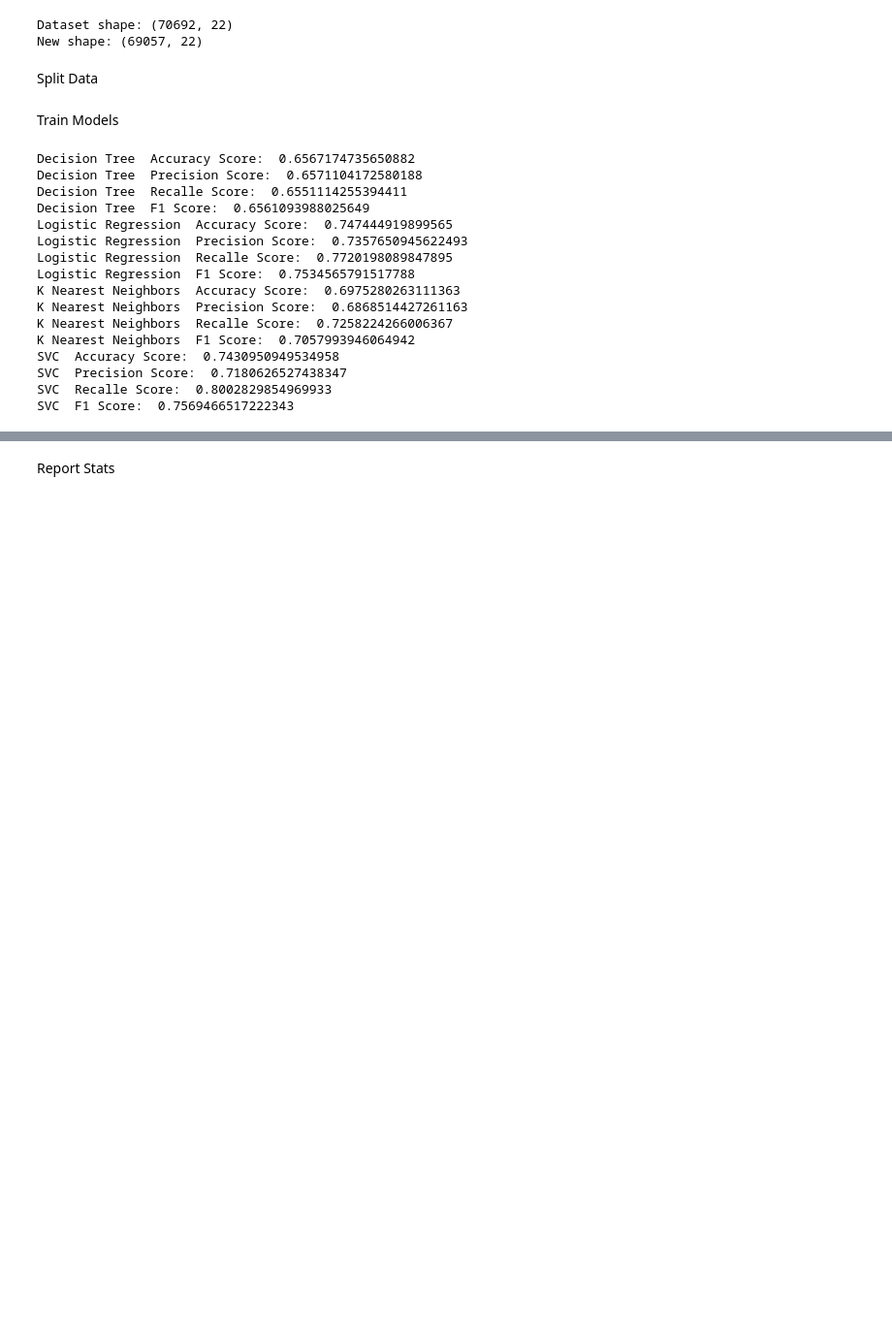
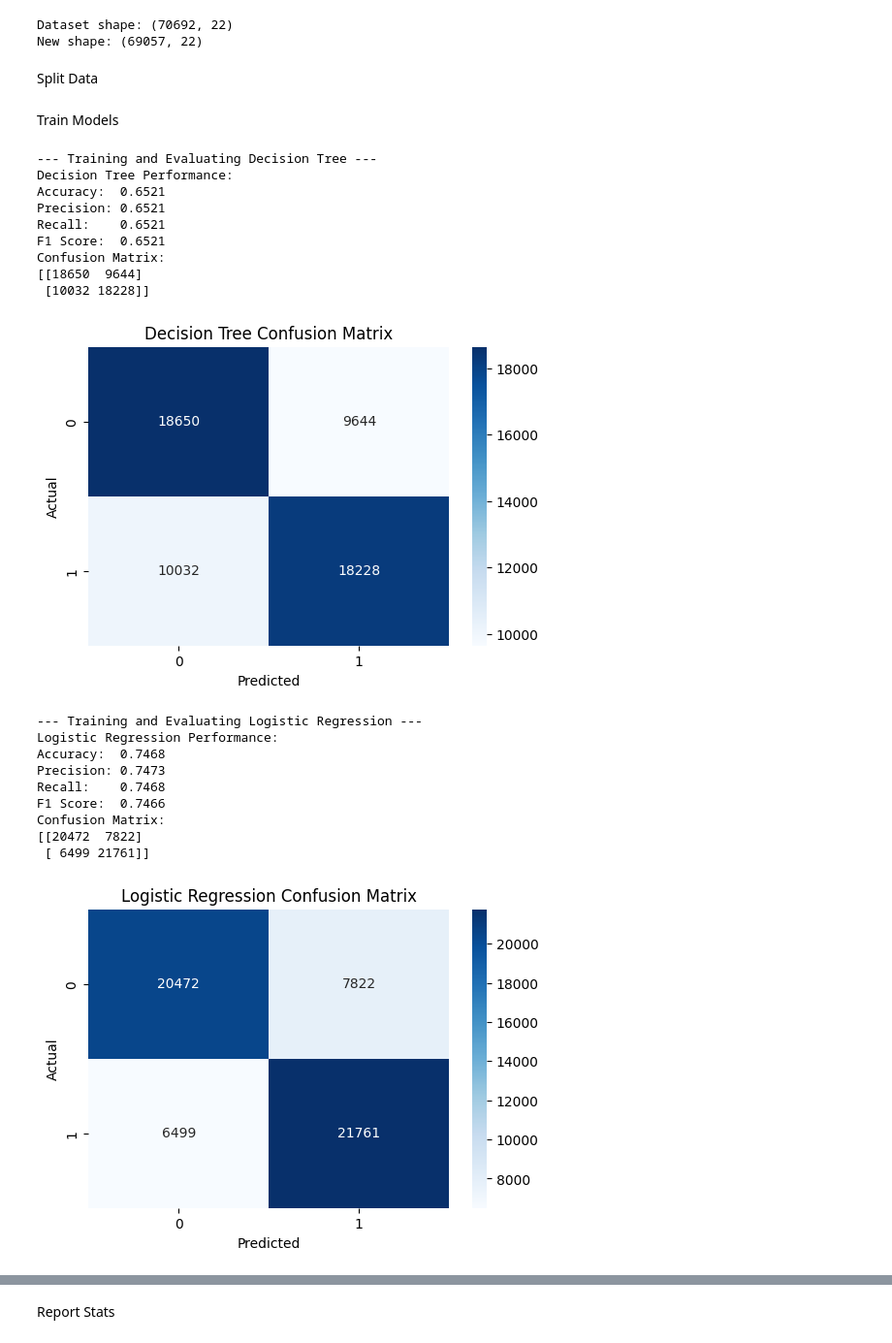
Before and after one commit to sethbehar/CIS4930-ML-Project, a Jupyter notebook: pipeline.ipynb, the cells around one changed output, grey strips where cells are left out. Shown at 97% size. Saved outputs shown, nothing was run; the diff lists cells and outputs as text; code cells hidden in the pictures; blank space fills up the shorter version.

Commit message:
evaluation + cf plot

```diff
--- a/pipeline.ipynb
+++ b/pipeline.ipynb
@@ -131,28 +129,34 @@ Train Models
 # %%
 
 
 total_metrics = {}
 
-#train each model
 for name, model in models.items():
+    print(f"\n--- Training and Evaluating {name} ---")
     model.train(X_train_scaled, y_train)
-    metrics = model.predict(X_test_scaled, y_test)
+
+    predictions = model.predict(X_test_scaled)
+
+    metrics = helpers.evaluate.evaluate_model(y_test, predictions, name)
     total_metrics[name] = metrics
-    helpers.evaluate.print_stats(metrics, name)
 # %% [output]
-Decision Tree  Accuracy Score:  0.6567174735650882
-Decision Tree  Precision Score:  0.6571104172580188
-Decision Tree  Recalle Score:  0.6551114255394411
-Decision Tree  F1 Score:  0.6561093988025649
-Logistic Regression  Accuracy Score:  0.747444919899565
-Logistic Regression  Precision Score:  0.7357650945622493
-Logistic Regression  Recalle Score:  0.7720198089847895
-Logistic Regression  F1 Score:  0.7534565791517788
-K Nearest Neighbors  Accuracy Score:  0.6975280263111363
-K Nearest Neighbors  Precision Score:  0.6868514427261163
-K Nearest Neighbors  Recalle Score:  0.7258224266006367
-K Nearest Neighbors  F1 Score:  0.7057993946064942
-SVC  Accuracy Score:  0.7430950949534958
-SVC  Precision Score:  0.7180626527438347
-SVC  Recalle Score:  0.8002829854969933
-SVC  F1 Score:  0.7569466517222343
+--- Training and Evaluating Decision Tree ---
+Decision Tree Performance:
+Accuracy:  0.6521
+Precision: 0.6521
+Recall:    0.6521
+F1 Score:  0.6521
+Confusion Matrix:
+[[18650  9644]
+ [10032 18228]]
+[figure, added]
+--- Training and Evaluating Logistic Regression ---
+Logistic Regression Performance:
+Accuracy:  0.7468
+Precision: 0.7473
+Recall:    0.7468
+F1 Score:  0.7466
+Confusion Matrix:
+[[20472  7822]
+ [ 6499 21761]]
+[figure, added]
```
Also changed, not shown: parts of 4 cells of this notebook, 5 other files.
